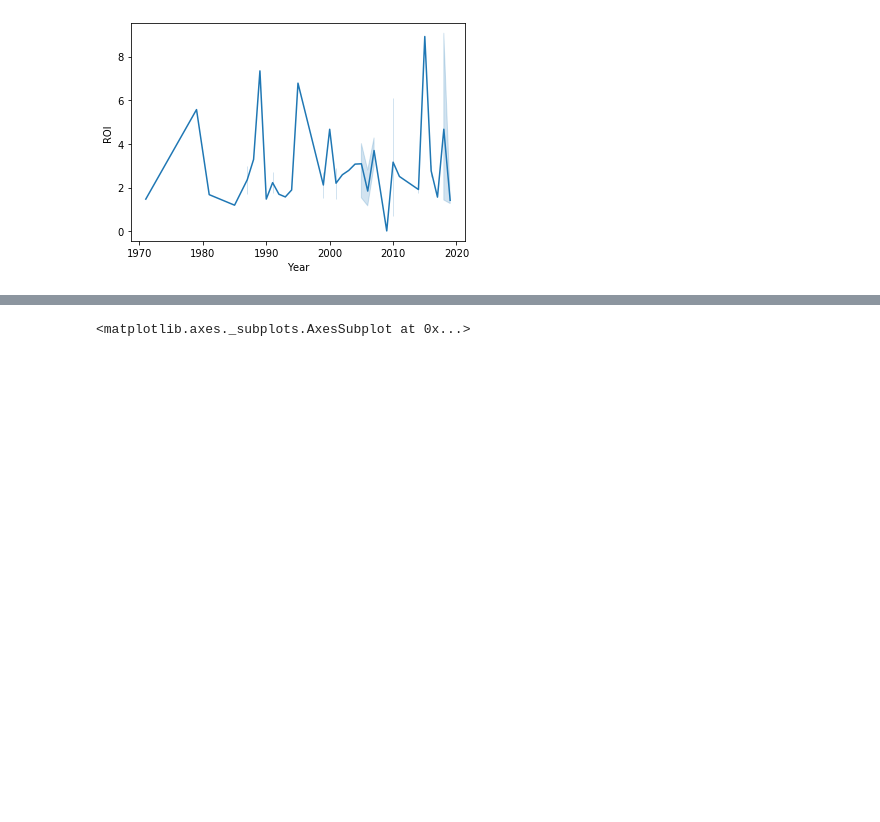
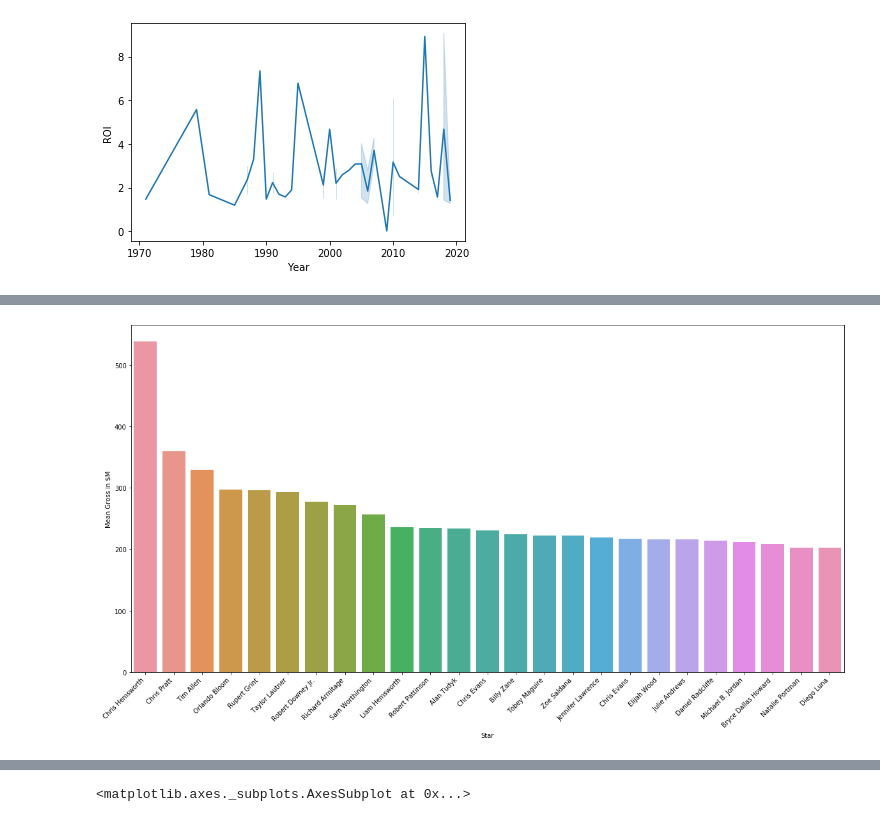
Before and after one commit to CaryMosley/Mod1Project, a Jupyter notebook: CaryDataAnalysis.ipynb, the cells around one changed output, grey strips where cells are left out. Cells and saved outputs as stored; diff of their text form; code cells hidden in the pictures; blank space fills up the shorter version.

```diff
--- a/CaryDataAnalysis.ipynb
+++ b/CaryDataAnalysis.ipynb
@@ -195,0 +188,15 @@ grouped2.sort_values('mean',ascending = False)
+# %%
+#looking at stars who appeared in multiple films
+grouped2 = grouped.loc[grouped['count']>2]
+grouped1 = grouped.loc[grouped['count']>1]
+# %%
+xvalues = grouped2.sort_values('mean',ascending = False)[0:25].index
+yvalues= grouped2.sort_values('mean',ascending = False)[0:25]['mean']/1000000
+# %%
+newfig = plt.figure(figsize = (20,10))
+ax = sns.barplot(xvalues,yvalues)
+ax.set(xlabel='Star', ylabel='Mean Gross in $M')
+ax.set_xticklabels(ax.get_xticklabels(),rotation=45,ha = 'right')
+plt.show()
+# %% [output]
+[figure, added]
```
Also changed, not shown: parts of 27 cells of this notebook.
